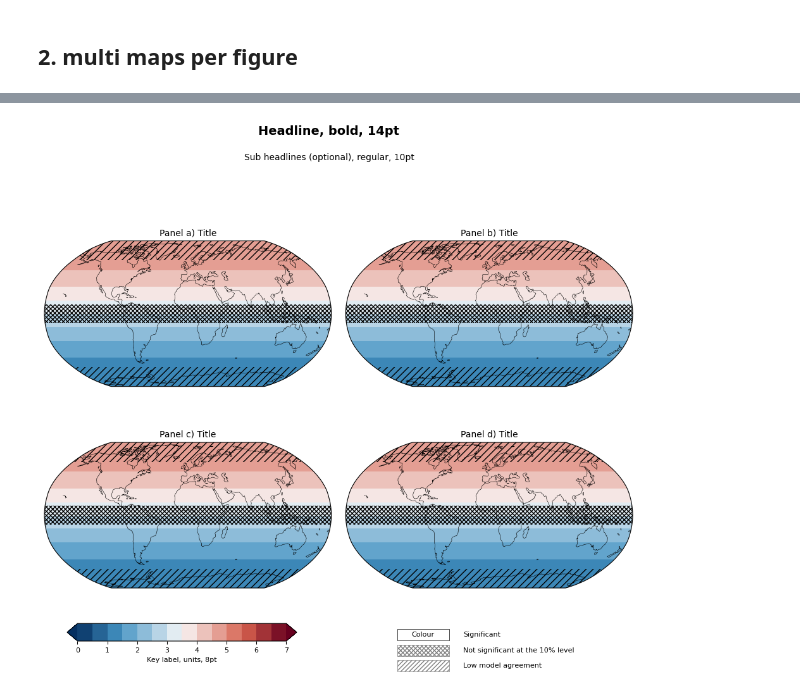
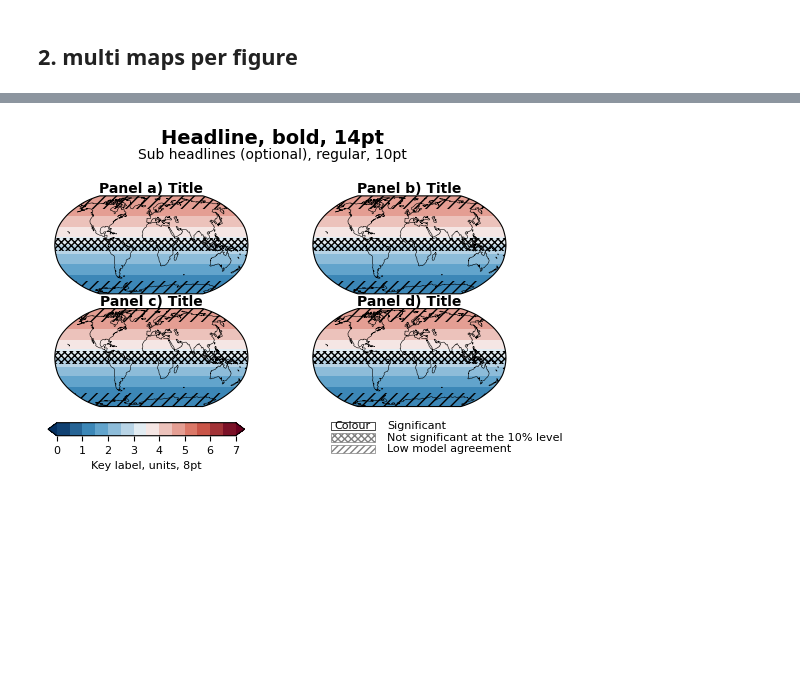
Before and after one commit to IPCC-AR7-WG1/figure-design, a Jupyter notebook: map.ipynb, the cells around one changed output, grey strips where cells are left out. Saved outputs shown, nothing was run; the diff lists cells and outputs as text; code cells hidden in the pictures; blank space fills up the shorter version.

```diff
--- a/map.ipynb
+++ b/map.ipynb
@@ -223,7 +223,8 @@ low_model_agreement = np.abs(lat2d) > 60
 
 
 # Figure layout
-fig = plt.figure(figsize=(10, 4.5))  # wider to fit 3 panels
+# fig = plt.figure(figsize=(10, 4.5))  # wider to fit 3 panels
+fig = plt.figure(figsize=(6.5, 3.65))  # same size for 3 panels
 
 gs = gridspec.GridSpec(
     nrows=2,
@@ -401,11 +402,12 @@ plt.close()
 # %%
-fig = plt.figure(figsize=(12, 10))  # wider to fit 2x2 maps nicely
+# fig = plt.figure(figsize=(12, 10))  # wider to fit 2x2 maps nicely
+fig = plt.figure(figsize=(6.5, 3.65))  # the maximum size for figure
 
 # GridSpec: 4 rows, 2 columns
 gs = gridspec.GridSpec(
     nrows=4,
     ncols=2,
-    height_ratios=[1, 12, 12, 3],  # title, maps row1, maps row2, bottom
+    height_ratios=[1, 12, 12, 4],  # title, maps row1, maps row2, bottom
     hspace=0.25,
     wspace=0.05
 )
@@ -457,7 +459,7 @@ for i in range(4):
     )
 
     ax.coastlines(linewidth=0.4, zorder=5)
-    ax.set_title(f"Panel {chr(97+i)}) Title", fontsize=10)
+    ax.set_title(f"Panel {chr(97+i)}) Title", fontsize=10, fontweight='bold', pad=1)
     axes.append(ax)
 
 # ---- Bottom row: colorbar and legend ----
@@ -514,31 +516,31 @@ nonsig_box = mpatches.FancyBboxPatch(
 )
 lax.add_patch(nonsig_box)
 
 # 3. Low model agreement
 lowagree_box = mpatches.FancyBboxPatch(
     (legend_loc_x, legend_loc_y - 2*legend_loc_spacing),
     box_size_x, box_size_y,
     boxstyle="square,pad=0.02",
     facecolor='white',
     edgecolor='gray',
     hatch='/////',
     linewidth=box_linewidth
 )
 lax.add_patch(lowagree_box)
 
 # Legend text
 lax.text(legend_loc_x + box_size_x*1.5, legend_loc_y + box_size_y/2,
          "Significant", ha='left', va='center', fontsize=8)
 lax.text(legend_loc_x + box_size_x*1.5,
          legend_loc_y - legend_loc_spacing + box_size_y/2,
          "Not significant at the 10% level", ha='left', va='center', fontsize=8)
 lax.text(legend_loc_x + box_size_x*1.5,
          legend_loc_y - 2*legend_loc_spacing + box_size_y/2,
          "Low model agreement", ha='left', va='center', fontsize=8)
 
 # ---- Save & show ----
 plt.savefig("./fig_svg/fig_4panel.svg", bbox_inches='tight')
 plt.show()
 plt.close()
 # %% [output]
-[figure, old version]
+[figure, new version]
```
Also changed, not shown: parts of 1 cell of this notebook, 5 other files.
